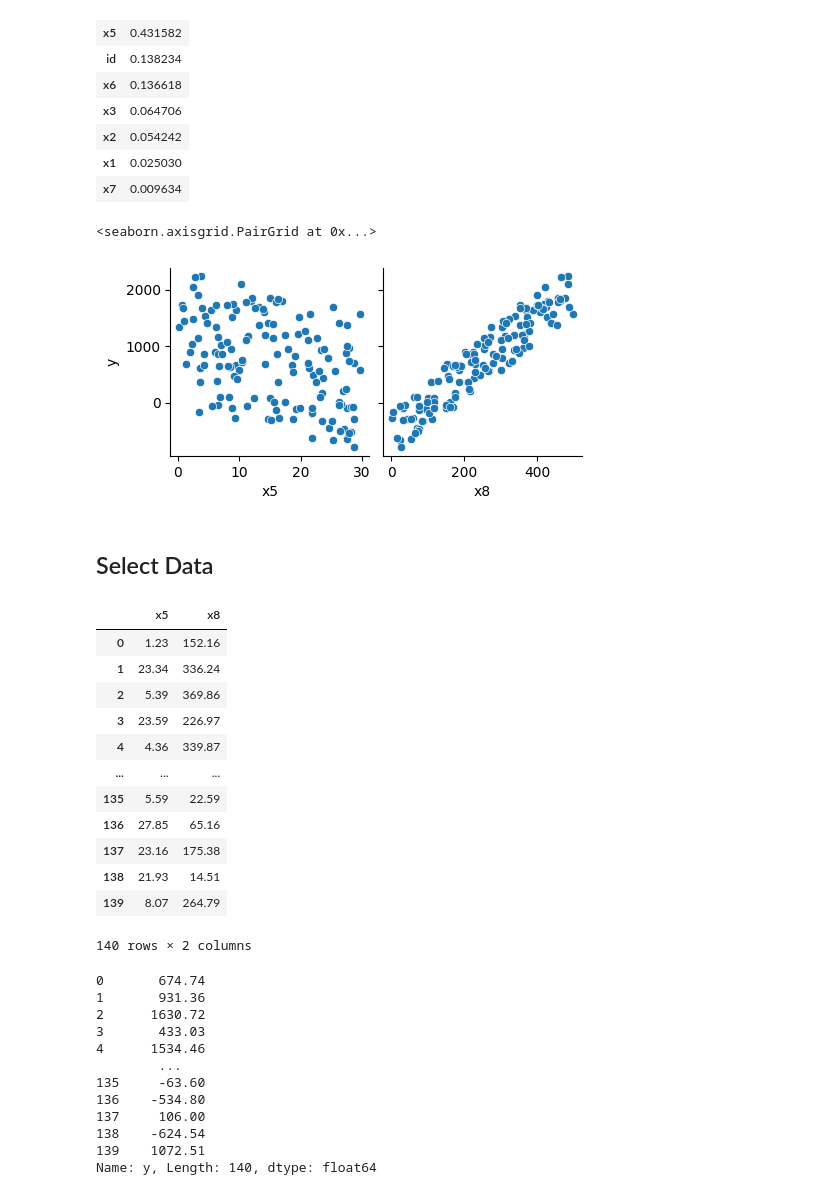
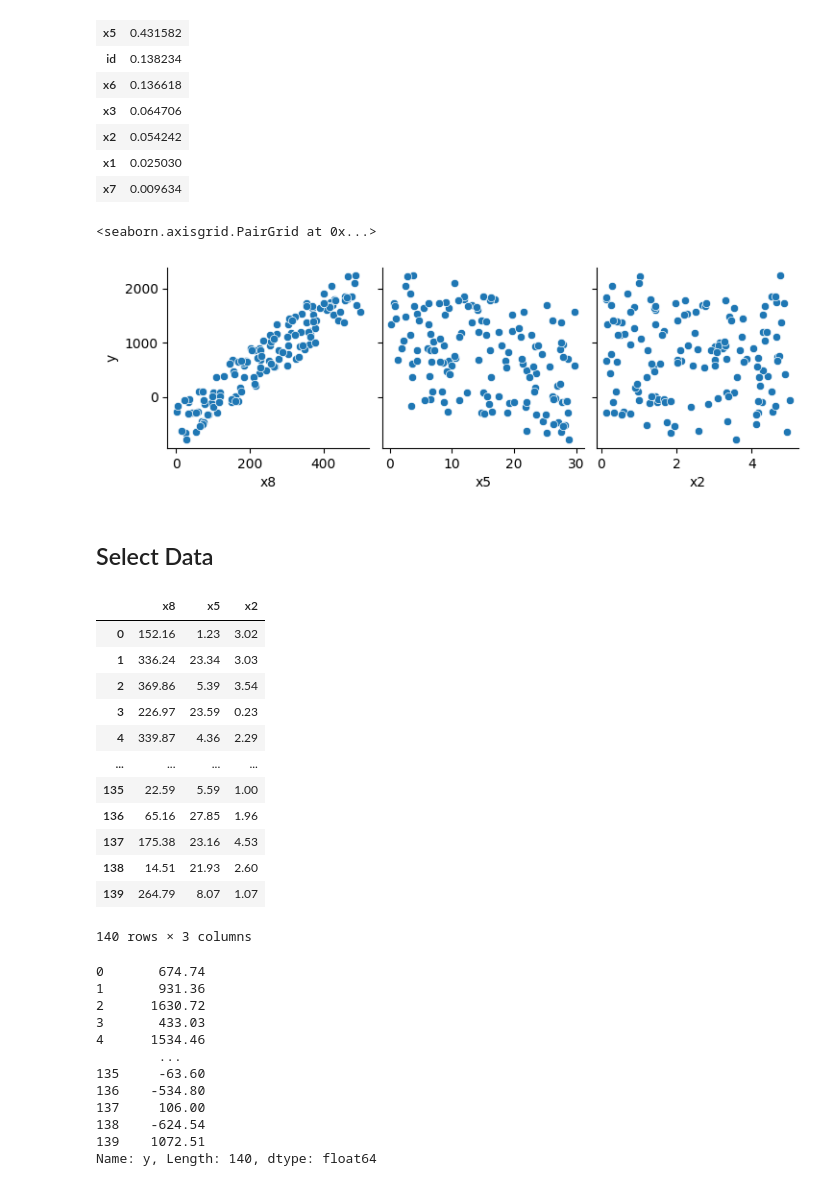
Before and after one commit to phukphoom/anime-recommander-system, a Jupyter notebook: workshop3/workshop3.ipynb, the cells around one changed output. Saved outputs shown, nothing was run; the diff lists cells and outputs as text; code cells hidden in the pictures.

```diff
--- a/workshop3/workshop3.ipynb
+++ b/workshop3/workshop3.ipynb
@@ -196,10 +196,11 @@ df.corr().apply(lambda x:abs(x)).sort_values("y", ascending=False)[["y"]]
 | x1 | 0.025030 |
 | x7 | 0.009634 |
 # %%
-sns.pairplot(df, x_vars=["x5","x8"], y_vars=["y"])
+selectColumns = ['x8','x5','x2']
+sns.pairplot(df, x_vars=selectColumns, y_vars=["y"])
 # %% [output]
 <seaborn.axisgrid.PairGrid at 0x...>
-[figure, old version]
+[figure, new version]
 # %% [markdown]
 ## Select Data
 # %%
@@ -209,19 +209,19 @@ y = df["y"]
 # %%
 X
 # %% [output]
-|  | x5 | x8 |
-| 0 | 1.23 | 152.16 |
-| 1 | 23.34 | 336.24 |
-| 2 | 5.39 | 369.86 |
-| 3 | 23.59 | 226.97 |
-| 4 | 4.36 | 339.87 |
-| ... | ... | ... |
-| 135 | 5.59 | 22.59 |
-| 136 | 27.85 | 65.16 |
-| 137 | 23.16 | 175.38 |
-| 138 | 21.93 | 14.51 |
-| 139 | 8.07 | 264.79 |
+|  | x8 | x5 | x2 |
+| 0 | 152.16 | 1.23 | 3.02 |
+| 1 | 336.24 | 23.34 | 3.03 |
+| 2 | 369.86 | 5.39 | 3.54 |
+| 3 | 226.97 | 23.59 | 0.23 |
+| 4 | 339.87 | 4.36 | 2.29 |
+| ... | ... | ... | ... |
+| 135 | 22.59 | 5.59 | 1.00 |
+| 136 | 65.16 | 27.85 | 1.96 |
+| 137 | 175.38 | 23.16 | 4.53 |
+| 138 | 14.51 | 21.93 | 2.60 |
+| 139 | 264.79 | 8.07 | 1.07 |
-140 rows × 2 columns
+140 rows × 3 columns
 # %%
 y
 # %% [output]
```
Also changed, not shown: parts of 14 cells of this notebook.
